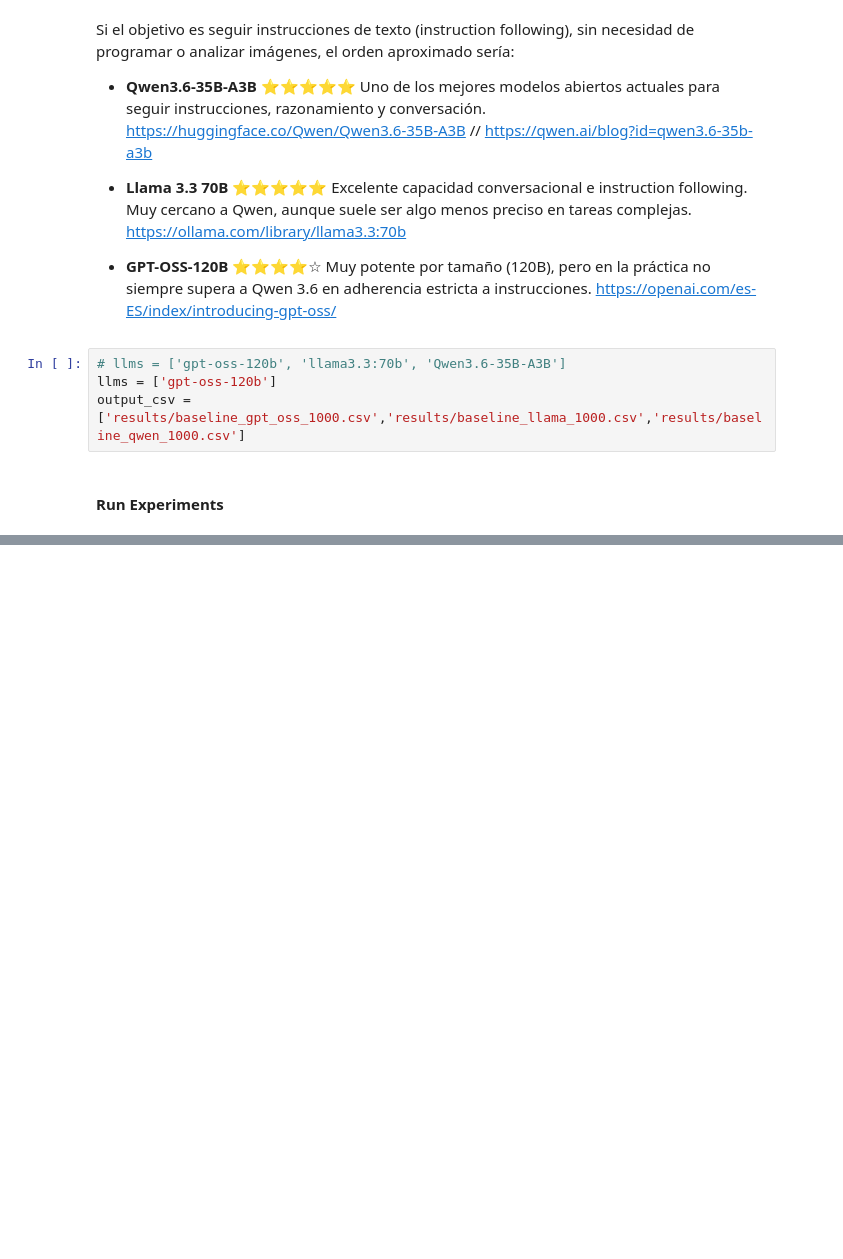
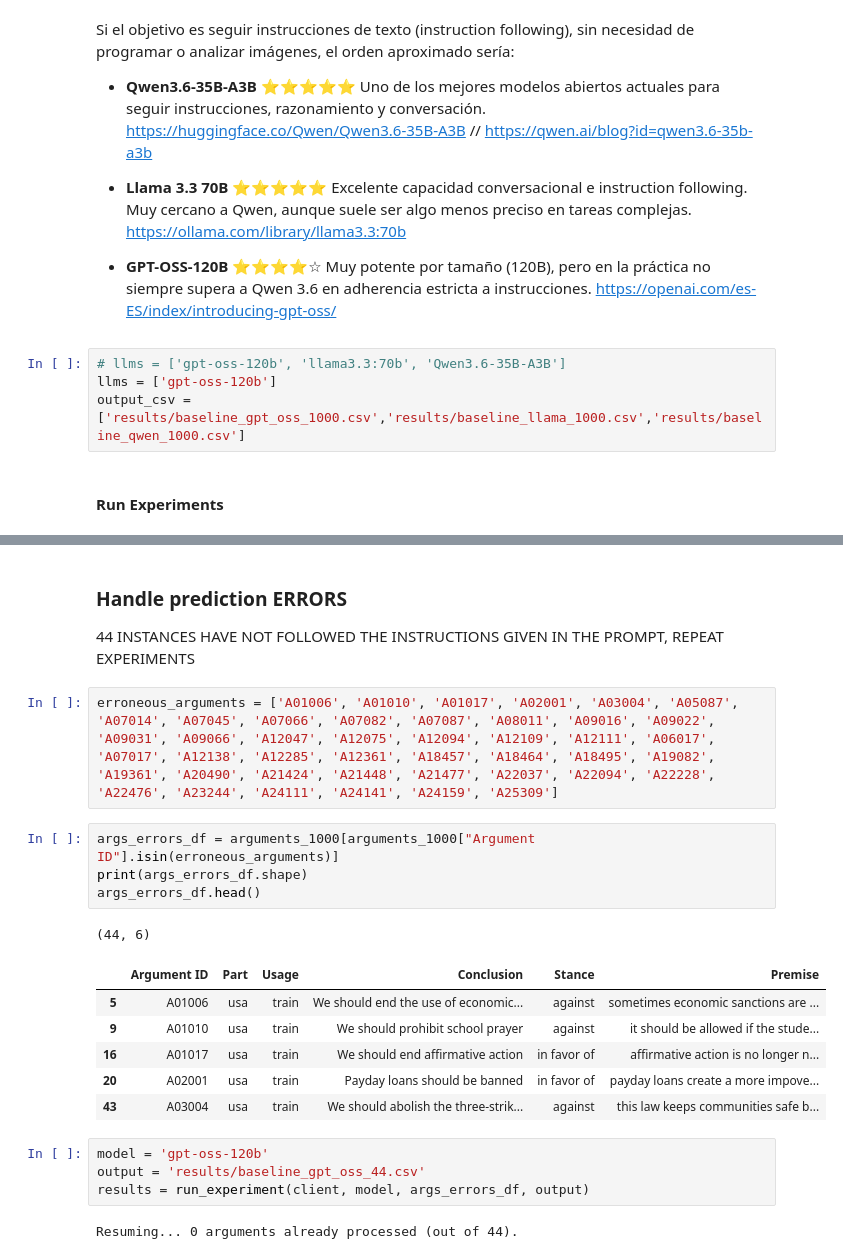
Before and after one commit to mabenbla/Cognitive-Bias-and-Heuristics-in-Value-Identification, a Jupyter notebook: baseline_predictor.ipynb, the cells around one changed output, grey strips where cells are left out. Drawn from its saved outputs; the diff is of its cells as text; blank space fills up the shorter version.

Commit message:
Refinement baselines and handling errors

```diff
--- a/baseline_predictor.ipynb
+++ b/baseline_predictor.ipynb
@@ -296,0 +352,23 @@ KeyboardInterrupt:
+# %% [markdown]
+### Handle prediction ERRORS
+44 INSTANCES HAVE NOT FOLLOWED THE INSTRUCTIONS GIVEN IN THE PROMPT, REPEAT EXPERIMENTS
+# %%
+erroneous_arguments = ['A01006', 'A01010', 'A01017', 'A02001', 'A03004', 'A05087', 'A07014', 'A07045', 'A07066', 'A07082', 'A07087', 'A08011', 'A09016', 'A09022', 'A09031', 'A09066', 'A12047', 'A12075', 'A12094', 'A12109', 'A12111', 'A06017', 'A07017', 'A12138', 'A12285', 'A12361', 'A18457', 'A18464', 'A18495', 'A19082', 'A19361', 'A20490', 'A21424', 'A21448', 'A21477', 'A22037', 'A22094', 'A22228', 'A22476', 'A23244', 'A24111', 'A24141', 'A24159', 'A25309']
+# %%
+args_errors_df = arguments_1000[arguments_1000["Argument ID"].isin(erroneous_arguments)]
+print(args_errors_df.shape)
+args_errors_df.head()
+# %% [output]
+(44, 6)
+|  | Argument ID | Part | Usage | Conclusion | Stance | Premise |
+| 5 | A01006 | usa | train | We should end the use of economic... | against | sometimes economic sanctions are ... |
+| 9 | A01010 | usa | train | We should prohibit school prayer | against | it should be allowed if the stude... |
+| 16 | A01017 | usa | train | We should end affirmative action | in favor of | affirmative action is no longer n... |
+| 20 | A02001 | usa | train | Payday loans should be banned | in favor of | payday loans create a more impove... |
+| 43 | A03004 | usa | train | We should abolish the three-strik... | against | this law keeps communities safe b... |
+# %%
+model = 'gpt-oss-120b'
+output = 'results/baseline_gpt_oss_44.csv'
+results = run_experiment(client, model, args_errors_df, output)
+# %% [output]
+Resuming... 0 arguments already processed (out of 44).
```
Also changed, not shown: parts of 5 cells of this notebook, 2 other files.
